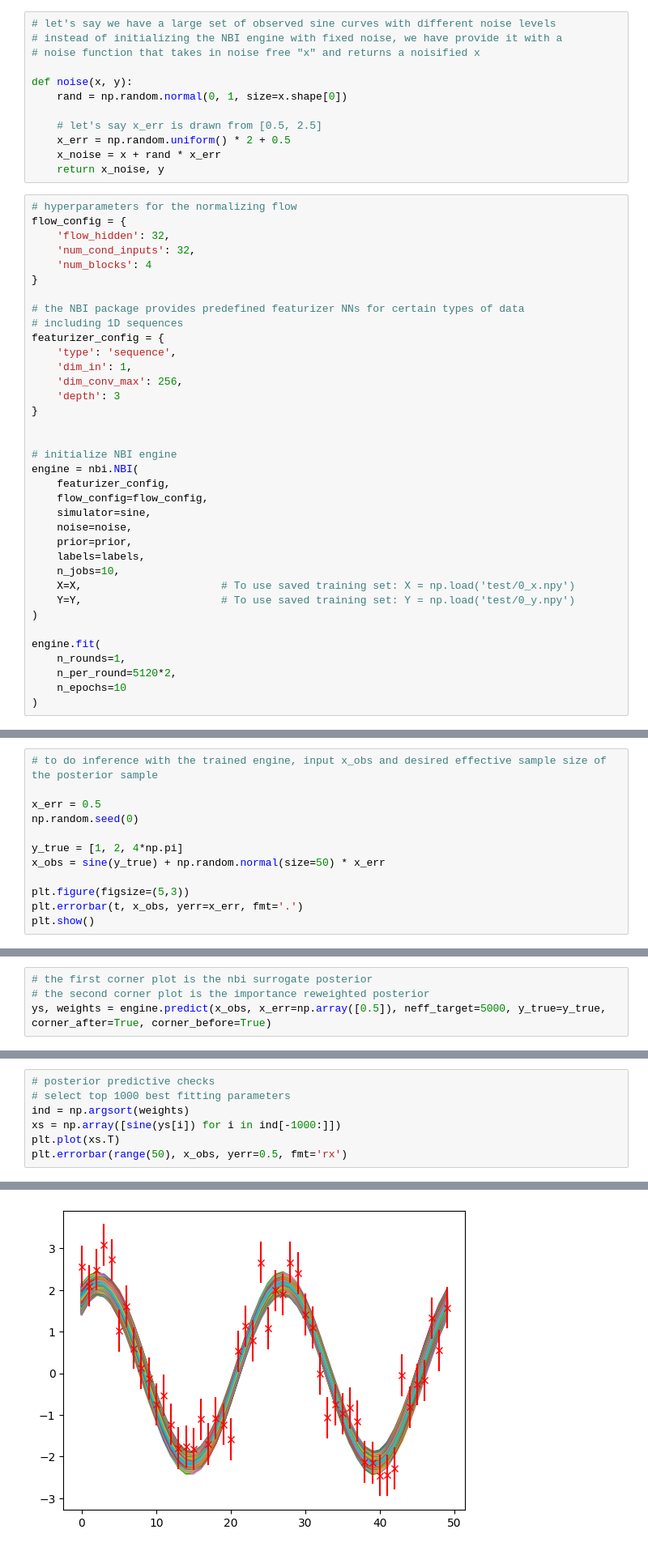
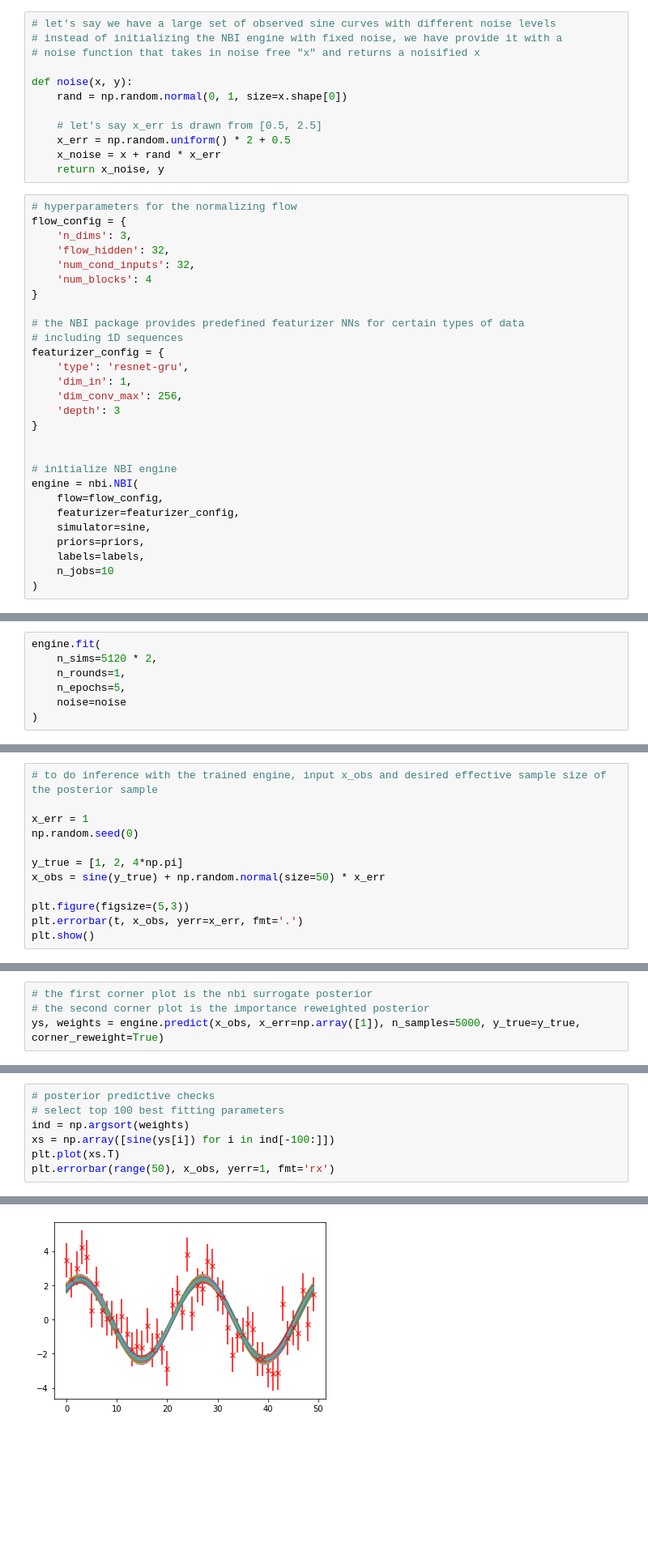
Before and after one commit to kmzzhang/nbi, a Jupyter notebook: examples/demo-sine-v031.ipynb, the cells around one changed output, grey strips where cells are left out. Shown at 81% size. Saved outputs shown, nothing was run; the diff lists cells and outputs as text; blank space fills up the shorter version.

```diff
--- a/examples/demo-sine-v031.ipynb
+++ b/examples/demo-sine-v031.ipynb
@@ -153,6 +125,7 @@ def noise(x, y):
 # %%
 # hyperparameters for the normalizing flow
 flow_config = {
+    'n_dims': 3,
     'flow_hidden': 32,
     'num_cond_inputs': 32,
     'num_blocks': 4
@@ -161,7 +134,7 @@ flow_config = {
 # the NBI package provides predefined featurizer NNs for certain types of data
 # including 1D sequences
 featurizer_config = {
-    'type': 'sequence',
+    'type': 'resnet-gru',
     'dim_in': 1,
     'dim_conv_max': 256,
     'depth': 3
@@ -170,19 +143,10 @@ featurizer_config = {
 
 # initialize NBI engine
 engine = nbi.NBI(
-    featurizer_config,
-    flow_config=flow_config,
+    flow=flow_config,
+    featurizer=featurizer_config,
     simulator=sine,
-    noise=noise,
-    prior=prior,
+    priors=priors,
     labels=labels,
-    n_jobs=10,
-    X=X,                      # To use saved training set: X = np.load('test/0_x.npy')
-    Y=Y,                      # To use saved training set: Y = np.load('test/0_y.npy')
+    n_jobs=10
 )
-
-engine.fit(
-    n_rounds=1,
-    n_per_round=5120*2,
-    n_epochs=10
-)
@@ -191,0 +153,7 @@ Generating simulations
+# %%
+engine.fit(
+    n_sims=5120 * 2,
+    n_rounds=1,
+    n_epochs=5,
+    noise=noise
+)
@@ -192,7 +163,7 @@ Generating simulations
 # %%
 # to do inference with the trained engine, input x_obs and desired effective sample size of the posterior sample
 
-x_err = 0.5
+x_err = 1
 np.random.seed(0)
 
 y_true = [1, 2, 4*np.pi]
@@ -206,5 +177,5 @@ plt.show()
 # %%
 # the first corner plot is the nbi surrogate posterior
 # the second corner plot is the importance reweighted posterior
-ys, weights = engine.predict(x_obs, x_err=np.array([0.5]), neff_target=5000, y_true=y_true, corner_after=True, corner_before=True)
+ys, weights = engine.predict(x_obs, x_err=np.array([1]), n_samples=5000, y_true=y_true, corner_reweight=True)
 # %% [output]
@@ -223,10 +187,10 @@ WARNING:root:Too few points to create valid contours
 # %%
 # posterior predictive checks
-# select top 1000 best fitting parameters
+# select top 100 best fitting parameters
 ind = np.argsort(weights)
-xs = np.array([sine(ys[i]) for i in ind[-1000:]])
+xs = np.array([sine(ys[i]) for i in ind[-100:]])
 plt.plot(xs.T)
-plt.errorbar(range(50), x_obs, yerr=0.5, fmt='rx')
+plt.errorbar(range(50), x_obs, yerr=1, fmt='rx')
 # %% [output]
 <ErrorbarContainer object of 3 artists>
-[figure, old version]
+[figure, new version]
```
Also changed, not shown: parts of 16 cells of this notebook, 3 other files.
